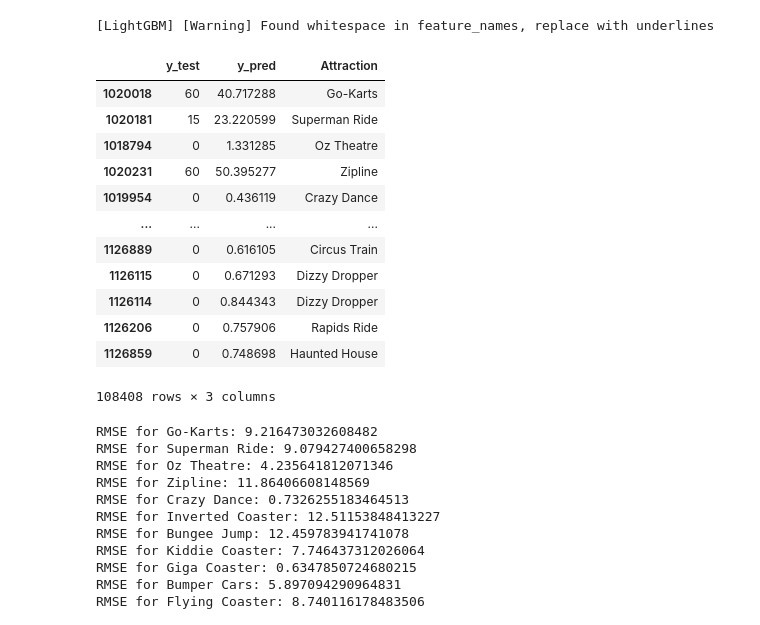
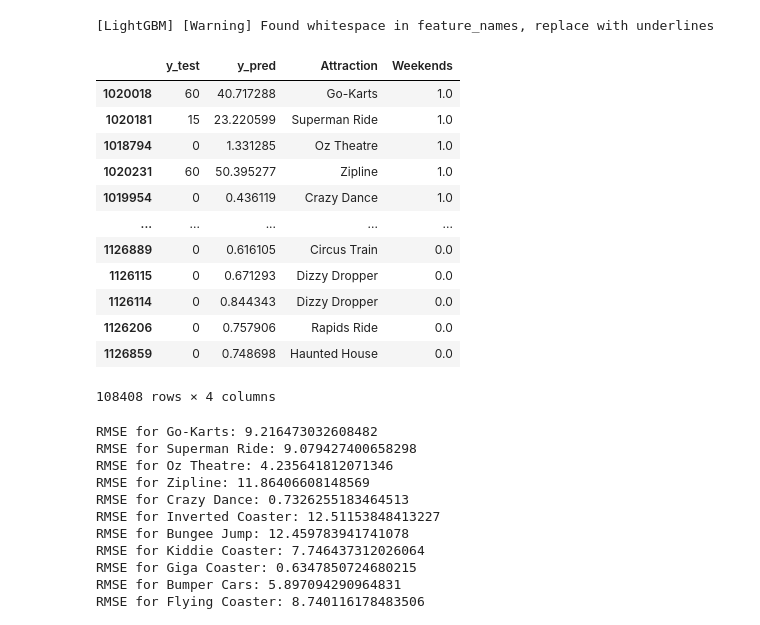
Before and after one commit to heyisvivian/Theme-Park-Endless-Line, a Jupyter notebook: Combine( LGB + XGB + Markov 1).ipynb, the cells around one changed output. Cells and saved outputs as stored; diff of their text form; code cells hidden in the pictures.

```diff
--- a/Combine( LGB + XGB + Markov 1).ipynb
+++ b/Combine( LGB + XGB + Markov 1).ipynb
@@ -960,27 +962,30 @@ y_pred = gbm.predict(X_test, num_iteration=gbm.best_iteration)
 # %%
 #combine the y_pred and y_test to a new dataframe
 result = pd.DataFrame()
 result['y_test'] = y_test
 result['y_pred'] = y_pred
 
 #use the index of the result to get the category of the attraction, only if the index is in the X_test
 result['Attraction'] = X_test['Attraction']
 result['Attraction'] = le.inverse_transform(result['Attraction'])
+
+#add the weekend_x and holidays_x to the result
+result['Weekends'] = X_test['Weekends_y']
 result
 # %% [output]
-|  | y_test | y_pred | Attraction |
-| 1020018 | 60 | 40.717288 | Go-Karts |
-| 1020181 | 15 | 23.220599 | Superman Ride |
-| 1018794 | 0 | 1.331285 | Oz Theatre |
-| 1020231 | 60 | 50.395277 | Zipline |
-| 1019954 | 0 | 0.436119 | Crazy Dance |
-| ... | ... | ... | ... |
-| 1126889 | 0 | 0.616105 | Circus Train |
-| 1126115 | 0 | 0.671293 | Dizzy Dropper |
-| 1126114 | 0 | 0.844343 | Dizzy Dropper |
-| 1126206 | 0 | 0.757906 | Rapids Ride |
-| 1126859 | 0 | 0.748698 | Haunted House |
+|  | y_test | y_pred | Attraction | Weekends |
+| 1020018 | 60 | 40.717288 | Go-Karts | 1.0 |
+| 1020181 | 15 | 23.220599 | Superman Ride | 1.0 |
+| 1018794 | 0 | 1.331285 | Oz Theatre | 1.0 |
+| 1020231 | 60 | 50.395277 | Zipline | 1.0 |
+| 1019954 | 0 | 0.436119 | Crazy Dance | 1.0 |
+| ... | ... | ... | ... | ... |
+| 1126889 | 0 | 0.616105 | Circus Train | 0.0 |
+| 1126115 | 0 | 0.671293 | Dizzy Dropper | 0.0 |
+| 1126114 | 0 | 0.844343 | Dizzy Dropper | 0.0 |
+| 1126206 | 0 | 0.757906 | Rapids Ride | 0.0 |
+| 1126859 | 0 | 0.748698 | Haunted House | 0.0 |
-108408 rows × 3 columns
+108408 rows × 4 columns
 # %%
 from sklearn.metrics import mean_squared_error
 
```
Also changed, not shown: parts of 7 cells of this notebook.
